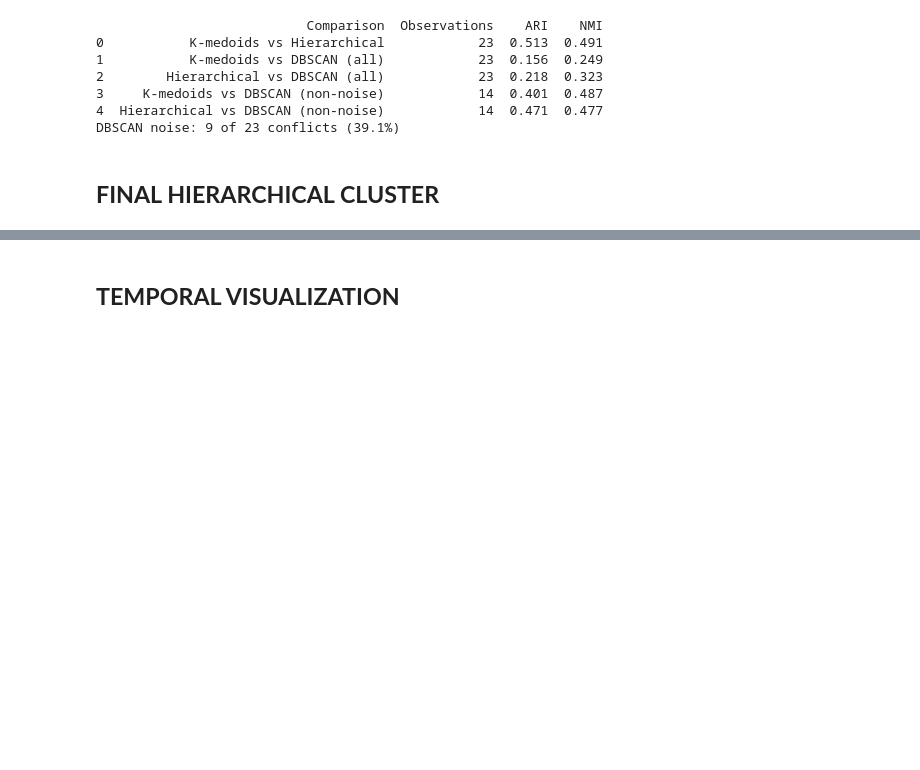
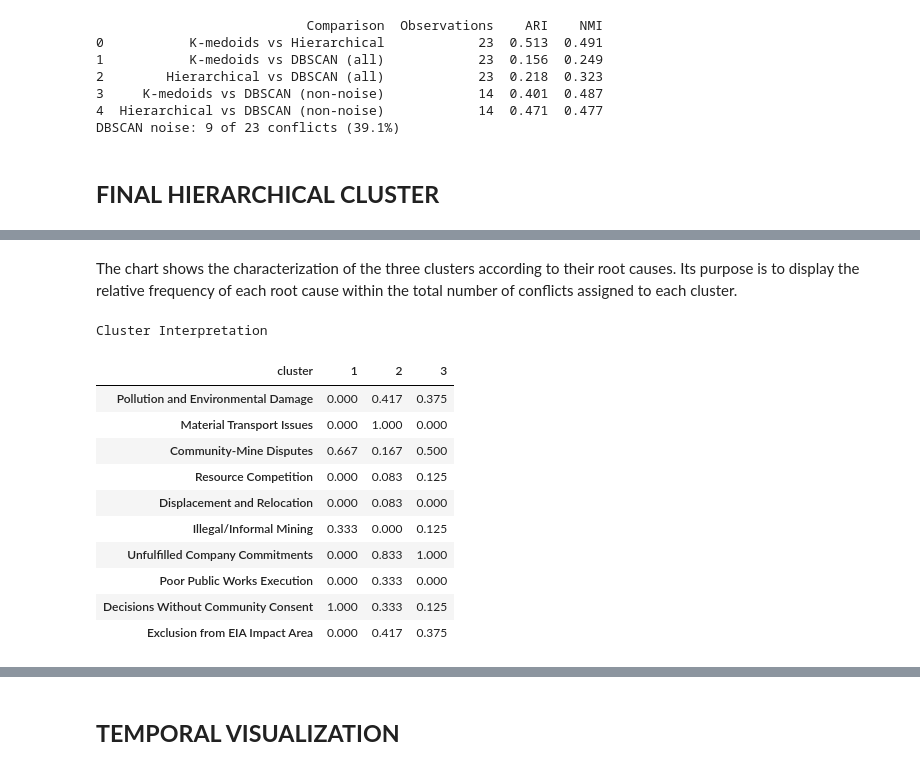
Before and after one commit to Fergos14/las-bambas-conflict-analysis, a Jupyter notebook: Code/Cluster_AssociationRules.ipynb, the cells around one changed output, grey strips where cells are left out. Cells and saved outputs as stored; diff of their text form; code cells hidden in the pictures; blank space fills up the shorter version.

```diff
--- a/Code/Cluster_AssociationRules.ipynb
+++ b/Code/Cluster_AssociationRules.ipynb
@@ -253,0 +278,30 @@ Name: count, dtype: int64
+# %%
+cluster_summary=conflicto.iloc[:,-11:].groupby('cluster').mean()
+# %% [markdown]
+The chart shows the characterization of the three clusters according to their root causes. Its purpose is to display the relative frequency of each root cause within the total number of conflicts assigned to each cluster.
+# %%
+cluster_summary_transposed = cluster_summary.T
+(
+cluster_summary_transposed.style
+.background_gradient(
+    axis=1,
+    cmap='YlOrRd',
+    vmin=0,
+    vmax=1
+)
+.format("{:.3f}")
+.set_caption("Cluster Interpretation")
+)
+# %% [output]
+Cluster Interpretation
+| cluster | 1 | 2 | 3 |
+| Pollution and Environmental Damage | 0.000 | 0.417 | 0.375 |
+| Material Transport Issues | 0.000 | 1.000 | 0.000 |
+| Community-Mine Disputes | 0.667 | 0.167 | 0.500 |
+| Resource Competition | 0.000 | 0.083 | 0.125 |
+| Displacement and Relocation | 0.000 | 0.083 | 0.000 |
+| Illegal/Informal Mining | 0.333 | 0.000 | 0.125 |
+| Unfulfilled Company Commitments | 0.000 | 0.833 | 1.000 |
+| Poor Public Works Execution | 0.000 | 0.333 | 0.000 |
+| Decisions Without Community Consent | 1.000 | 0.333 | 0.125 |
+| Exclusion from EIA Impact Area | 0.000 | 0.417 | 0.375 |
```
Also changed, not shown: parts of 10 cells of this notebook, 13 other files.
